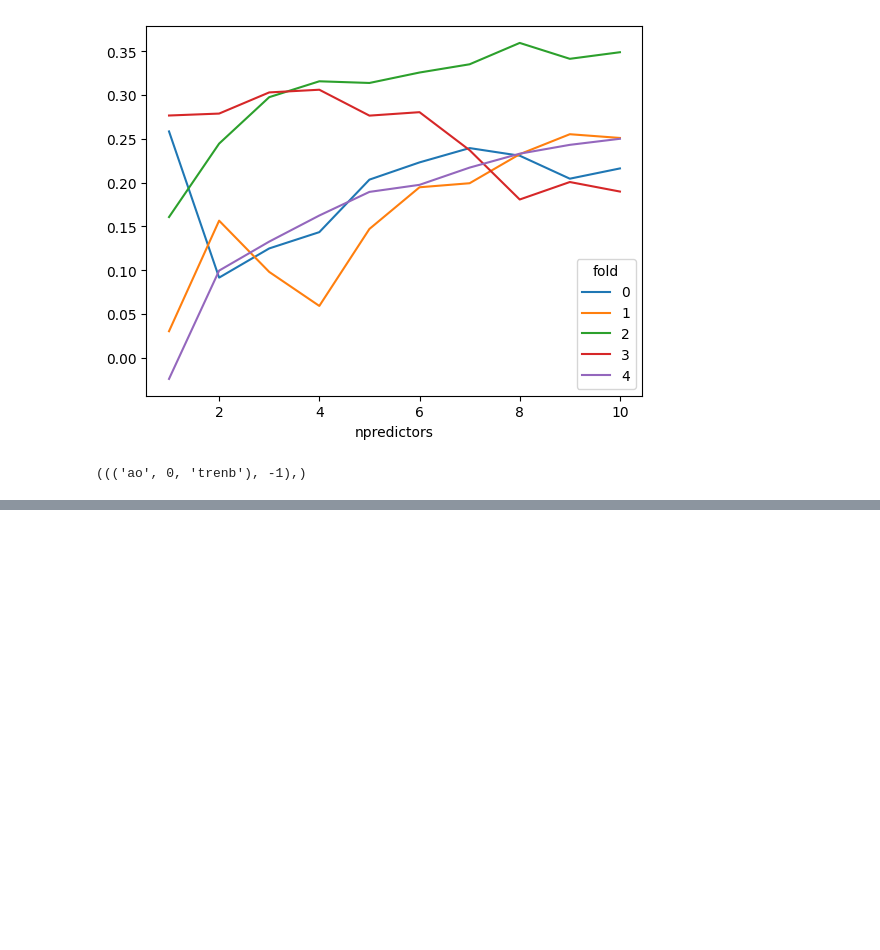
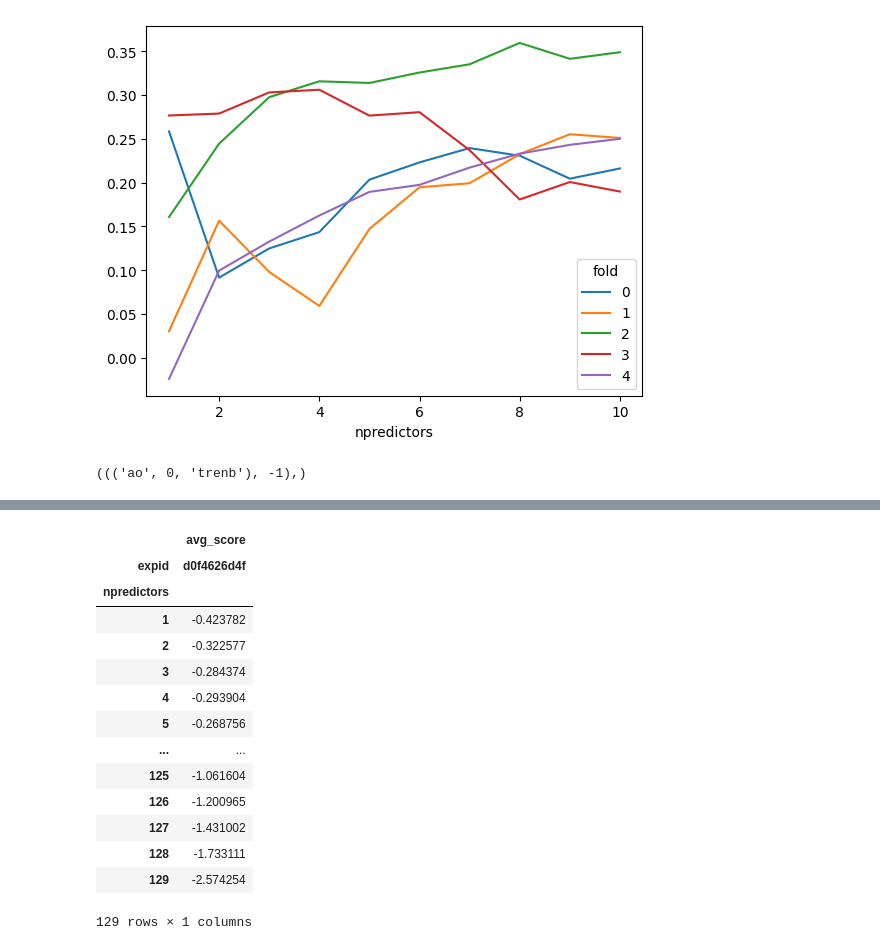
Before and after one commit to chiemvs/Medley, a Jupyter notebook: notebooks/Experiment_interpretation.ipynb, the cells around one changed output, grey strips where cells are left out. Drawn from its saved outputs; the diff is of its cells as text; code cells hidden in the pictures; blank space fills up the shorter version.

```diff
--- a/notebooks/Experiment_interpretation.ipynb
+++ b/notebooks/Experiment_interpretation.ipynb
@@ -138,0 +176,18 @@ df_linreg.loc[1,'feature_names']
+# %%
+test.loc['linreg',:].unstack(0)
+# %% [output]
+|  | avg_score |
+| expid | d0f4626d4f |
+| npredictors |  |
+| 1 | -0.423782 |
+| 2 | -0.322577 |
+| 3 | -0.284374 |
+| 4 | -0.293904 |
+| 5 | -0.268756 |
+| ... | ... |
+| 125 | -1.061604 |
+| 126 | -1.200965 |
+| 127 | -1.431002 |
+| 128 | -1.733111 |
+| 129 | -2.574254 |
+129 rows × 1 columns
```
Also changed, not shown: parts of 12 cells of this notebook, 6 other files.
